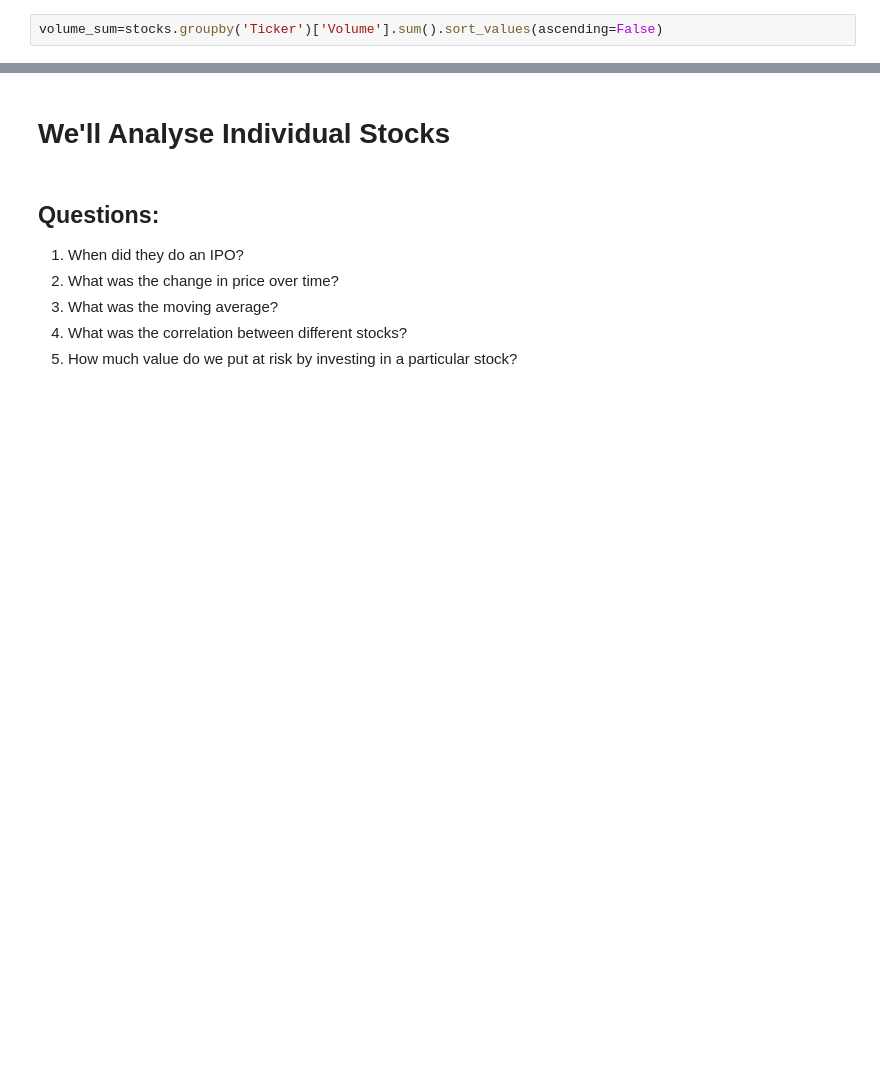
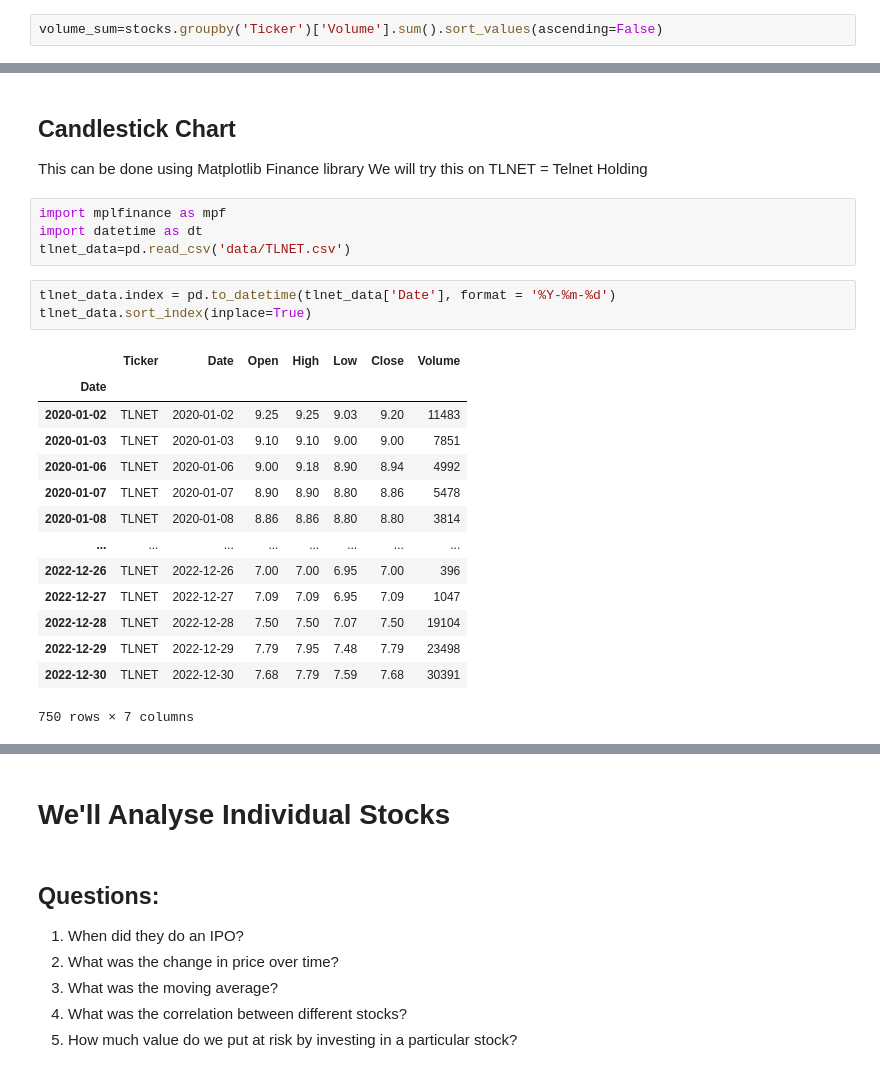
Before and after one commit to azizamari/tunisian_stock_market, a Jupyter notebook: data_analysis.ipynb, the cells around one changed output, grey strips where cells are left out. Drawn from its saved outputs; the diff is of its cells as text; blank space fills up the shorter version.

```diff
--- a/data_analysis.ipynb
+++ b/data_analysis.ipynb
@@ -79,0 +80,26 @@ plt.show()
+# %% [markdown]
+## Candlestick Chart
+This can be done using Matplotlib Finance library
+We will try this on  TLNET = Telnet Holding
+# %%
+import mplfinance as mpf
+import datetime as dt
+tlnet_data=pd.read_csv('data/TLNET.csv')
+# %%
+tlnet_data.index = pd.to_datetime(tlnet_data['Date'], format = '%Y-%m-%d')
+tlnet_data.sort_index(inplace=True)
+# %% [output]
+|  | Ticker | Date | Open | High | Low | Close | Volume |
+| Date |  |  |  |  |  |  |  |
+| 2020-01-02 | TLNET | 2020-01-02 | 9.25 | 9.25 | 9.03 | 9.20 | 11483 |
+| 2020-01-03 | TLNET | 2020-01-03 | 9.10 | 9.10 | 9.00 | 9.00 | 7851 |
+| 2020-01-06 | TLNET | 2020-01-06 | 9.00 | 9.18 | 8.90 | 8.94 | 4992 |
+| 2020-01-07 | TLNET | 2020-01-07 | 8.90 | 8.90 | 8.80 | 8.86 | 5478 |
+| 2020-01-08 | TLNET | 2020-01-08 | 8.86 | 8.86 | 8.80 | 8.80 | 3814 |
+| ... | ... | ... | ... | ... | ... | ... | ... |
+| 2022-12-26 | TLNET | 2022-12-26 | 7.00 | 7.00 | 6.95 | 7.00 | 396 |
+| 2022-12-27 | TLNET | 2022-12-27 | 7.09 | 7.09 | 6.95 | 7.09 | 1047 |
+| 2022-12-28 | TLNET | 2022-12-28 | 7.50 | 7.50 | 7.07 | 7.50 | 19104 |
+| 2022-12-29 | TLNET | 2022-12-29 | 7.79 | 7.95 | 7.48 | 7.79 | 23498 |
+| 2022-12-30 | TLNET | 2022-12-30 | 7.68 | 7.79 | 7.59 | 7.68 | 30391 |
+750 rows × 7 columns
```
Also changed, not shown: parts of 13 cells of this notebook, 4 other files.
